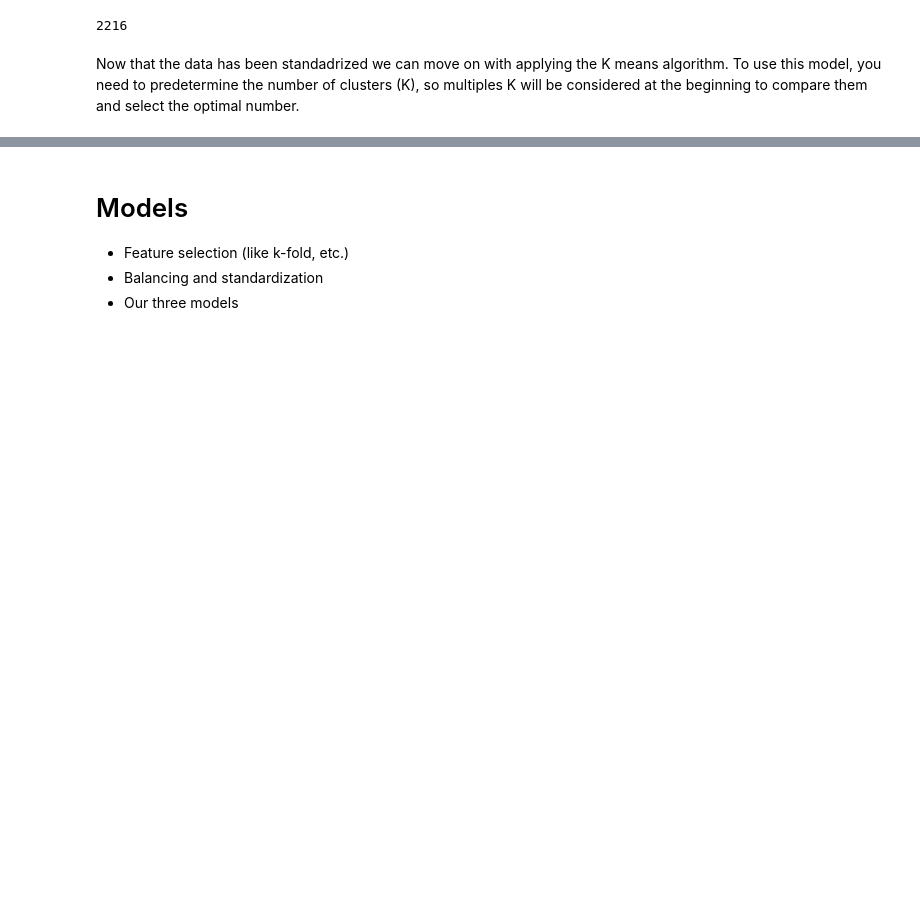
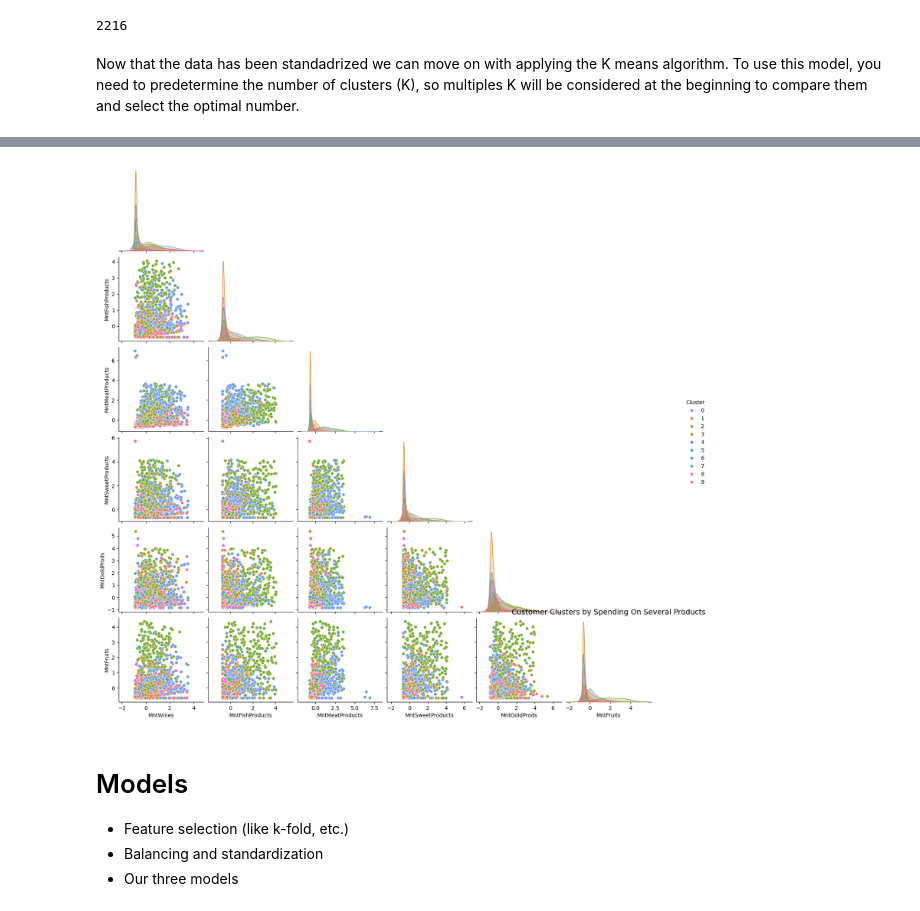
Before and after one commit to kimvkemenade/DM_team16, a Jupyter notebook: DM_Assignment_2.ipynb, the cells around one changed output, grey strips where cells are left out. Cells and saved outputs as stored; diff of their text form; code cells hidden in the pictures; blank space fills up the shorter version.

```diff
--- a/DM_Assignment_2.ipynb
+++ b/DM_Assignment_2.ipynb
@@ -461,3 +458,24 @@ plt.show()
+# %%
+marketing_df_with_clusters = marketing_df_normalized.copy()
+marketing_df_with_clusters['Cluster'] = kmeans_10.labels_
+
+# Create a color palette for 10 clusters
+colors = sns.color_palette('husl', n_colors=10)  # or 'tab10', 'Set3', etc.
+
+# variables to plot
+selected_vars = ['MntWines', 'MntFishProducts', 'MntMeatProducts', 'MntSweetProducts', 'MntGoldProds', "MntFruits", "Cluster"]
+# Create the pairplot
+sns.pairplot(marketing_df_with_clusters[selected_vars],
+             hue='Cluster',
+             palette=colors,
+             corner = True)
+
+# adding title and labels to the graph
+plt.title('Customer Clusters by Spending On Several Products', fontsize=14)
+
+plt.show()
+# %% [output]
+[figure, added]
 # %% [markdown]
 # Models
 
```
Also changed, not shown: parts of 4 cells of this notebook.
